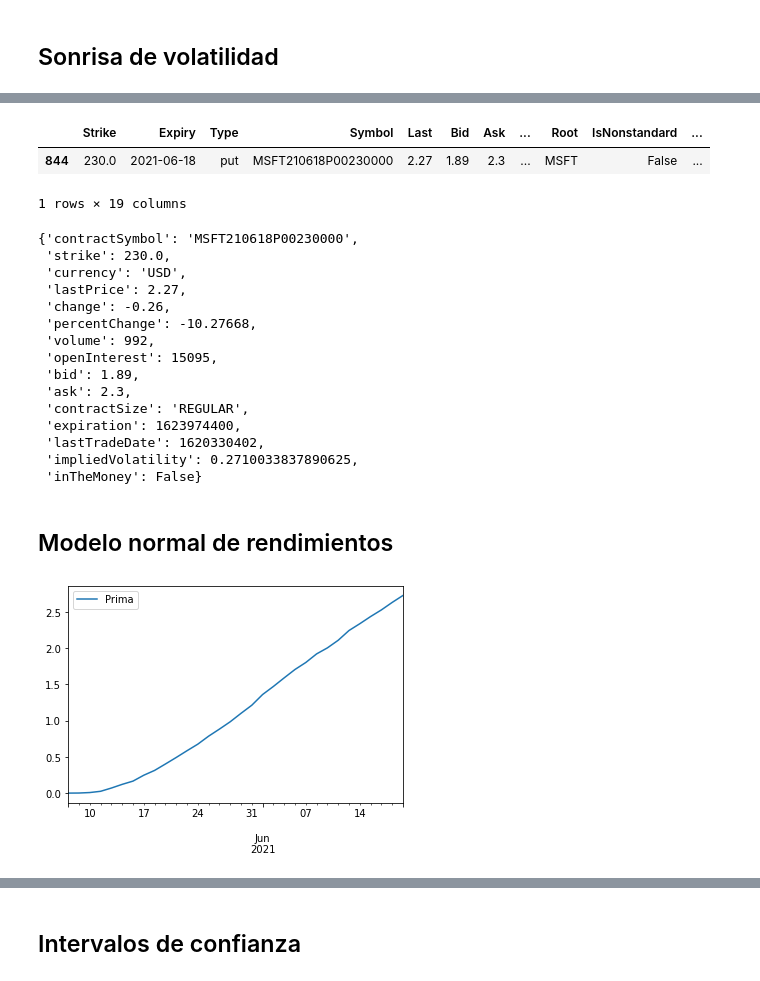
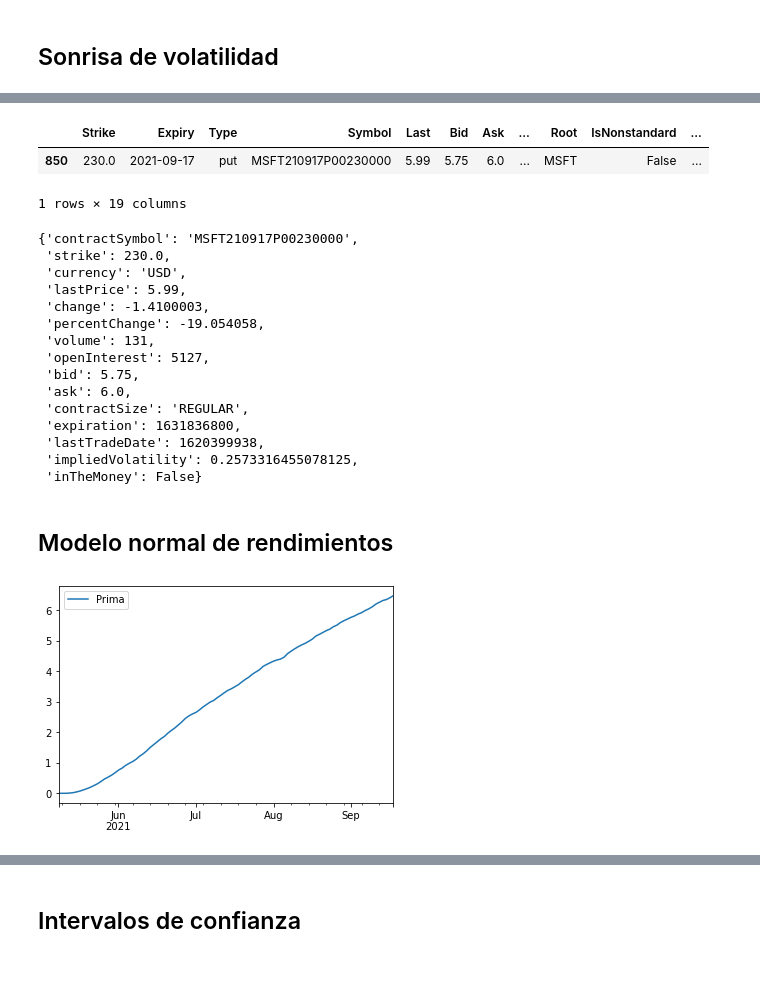
Before and after one commit to JuanPablo2019/Tarea-11, a Jupyter notebook: TAREA 11.RuizMagañaJuanPablo_NavarroValenciaDayana.ipynb, the cells around one changed output, grey strips where cells are left out. Saved outputs shown, nothing was run; the diff lists cells and outputs as text; code cells hidden in the pictures.

```diff
--- a/TAREA 11.RuizMagañaJuanPablo_NavarroValenciaDayana.ipynb
+++ b/TAREA 11.RuizMagañaJuanPablo_NavarroValenciaDayana.ipynb
@@ -652,7 +652,7 @@ msft_opt.set_index('Expiry').sort_index()
 # %% [markdown]
 >Elijo una fecha de vencimiento en particular.
 # %%
-fecha = '2021-06-18'
+fecha = '2021-09-17'
 opt_call = msft_opt.loc[(msft_opt.Type=='call') & (msft_opt.Expiry==fecha)]
 opt_call
 # %% [output]
@@ -725,6 +727,6 @@ Tomo la tasa libre de riesgo de la pagina de la FED
 # %%
 mu = ret_msft.mean()
 sigma = ret_msft.std()
-r = (0.06/100)/360
+r = (0.05/100)/360
 mu,sigma,r
 # %% [output]
@@ -988,27 +1020,27 @@ opt = opt_put.loc[(opt_put.Strike==K) & (opt_put.Expiry==fecha)]
 opt
 # %% [output]
 |  | Strike | Expiry | Type | Symbol | Last | Bid | Ask | ... | Root | IsNonstandard | ... |
-| 844 | 230.0 | 2021-06-18 | put | MSFT210618P00230000 | 2.27 | 1.89 | 2.3 | ... | MSFT | False | ... |
+| 850 | 230.0 | 2021-09-17 | put | MSFT210917P00230000 | 5.99 | 5.75 | 6.0 | ... | MSFT | False | ... |
 1 rows × 19 columns
 # %%
 i_opt = opt.index
 opcion = msft_opt.loc[i_opt[0]]
 opcion['JSON']
 # %% [output]
-{'contractSymbol': 'MSFT210618P00230000',
+{'contractSymbol': 'MSFT210917P00230000',
  'strike': 230.0,
  'currency': 'USD',
- 'lastPrice': 2.27,
- 'change': -0.26,
- 'percentChange': -10.27668,
- 'volume': 992,
- 'openInterest': 15095,
- 'bid': 1.89,
- 'ask': 2.3,
+ 'lastPrice': 5.99,
+ 'change': -1.4100003,
+ 'percentChange': -19.054058,
+ 'volume': 131,
+ 'openInterest': 5127,
+ 'bid': 5.75,
+ 'ask': 6.0,
  'contractSize': 'REGULAR',
- 'expiration': 1623974400,
- 'lastTradeDate': 1620330402,
- 'impliedVolatility': 0.2710033837890625,
+ 'expiration': 1631836800,
+ 'lastTradeDate': 1620399938,
+ 'impliedVolatility': 0.2573316455078125,
  'inTheMoney': False}
 # %% [markdown]
 ## Modelo normal de rendimientos
@@ -1032,8 +1064,8 @@ sim_ret = pd.DataFrame(sigma*np.random.randn(ndays,nscen)+r,index=dates)
 sim_closes = S0*np.exp(sim_ret.cumsum())
 # %%
 strike = pd.DataFrame(K*np.ones([ndays,nscen]),index=dates)
-put=pd.DataFrame({'Prima':np.exp(-r*ndays)*np.fmax(strike-sim_closes,np.zeros([ndays,nscen])).T.mean()},index=dates)
-put.plot();
+put_r=pd.DataFrame({'Prima':np.exp(-r*ndays)*np.fmax(strike-sim_closes,np.zeros([ndays,nscen])).T.mean()},index=dates)
+put_r.plot();
 # %% [output]
-[figure, old version]
+[figure, new version]
 # %%
```
Also changed, not shown: parts of 62 cells of this notebook.
